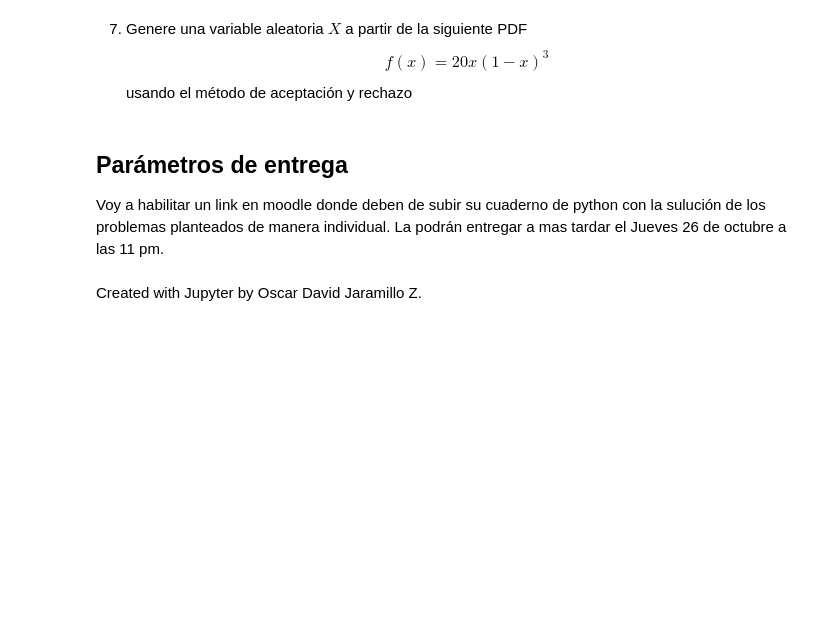
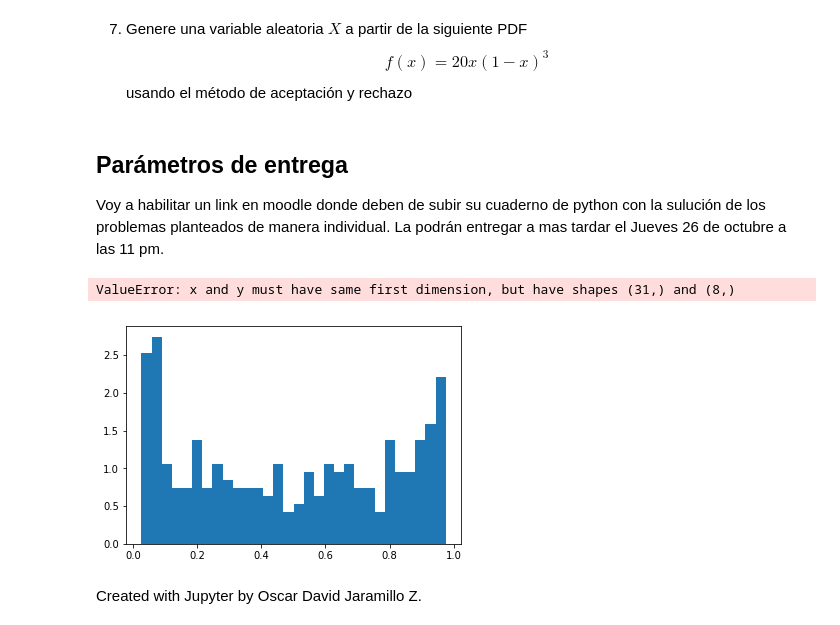
Before and after one commit to violetarcia/SPF-2019-II, a Jupyter notebook: TEMA-2/Clase10_MetodoAceptacionRechazo.ipynb, the cells around one changed output. Saved outputs shown, nothing was run; the diff lists cells and outputs as text; code cells hidden in the pictures; blank space fills up the shorter version.

```diff
--- a/TEMA-2/Clase10_MetodoAceptacionRechazo.ipynb
+++ b/TEMA-2/Clase10_MetodoAceptacionRechazo.ipynb
@@ -154,3 +157,17 @@ Voy a habilitar un link en moodle donde deben de subir su cuaderno de python con
+# %%
+F = lambda x:2*np.arcsin(np.sqrt(x))/np.pi
+X_f = lambda U:(np.sin((np.pi*U)/2))**2
+f = lambda x: (2*(1/(np.sqrt(1-x)*np.sqrt(x))))/np.pi
+N = 300
+U = np.random.uniform(0.1,.9,N)
+x = X_f(U)
+y,xn,ig =plt.hist(x,bins=30,density=True);
+# plt.plot(xn,F(xn))
+plt.plot(xn,f(np.arange(0.1,.9,.1)))
+plt.show()
+# %% [output]
+ValueError: x and y must have same first dimension, but have shapes (31,) and (8,)
+[figure, added]
 # %% [markdown]
 <script>
   $(document).ready(function(){
```
Also changed, not shown: parts of 1 cell of this notebook, 4 other files.
